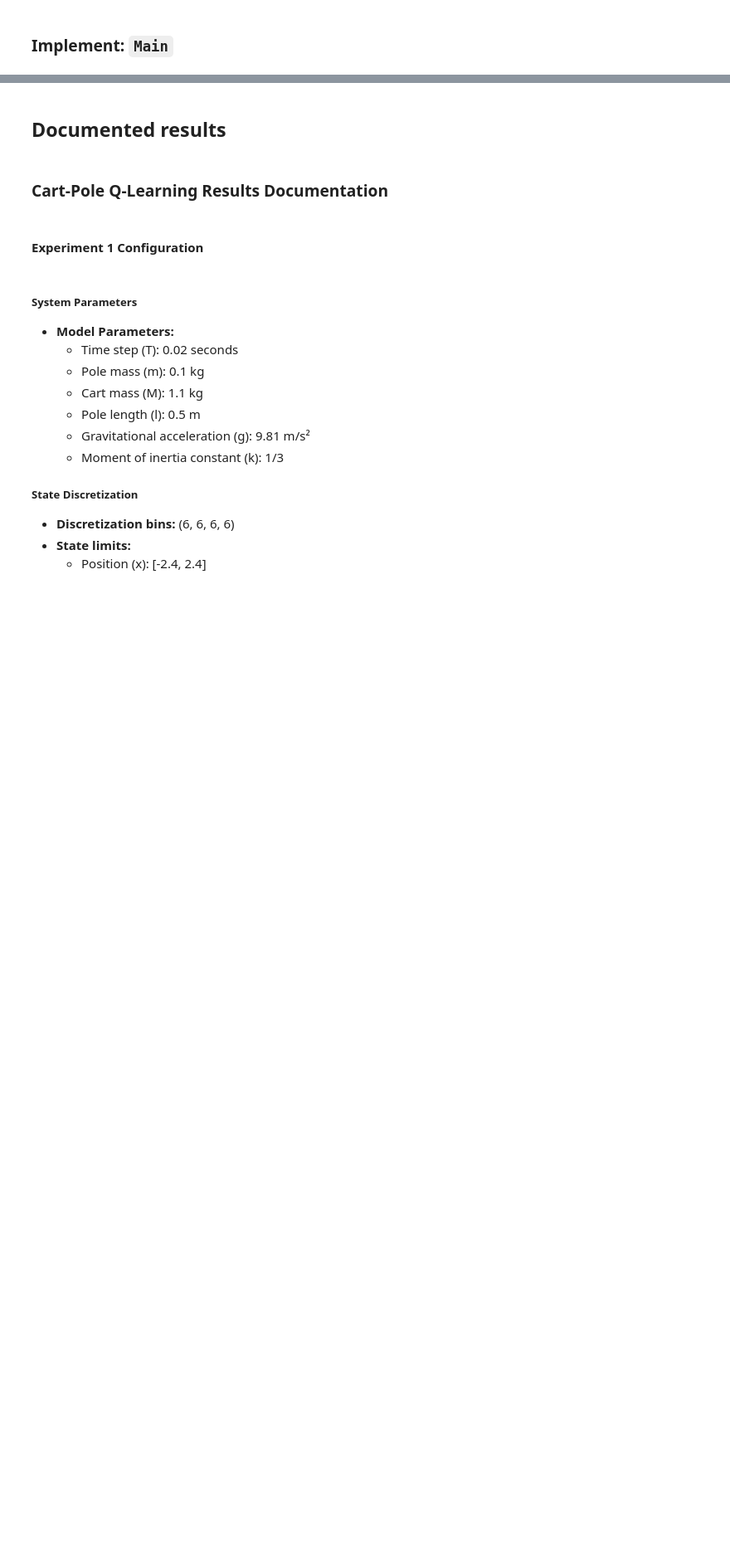
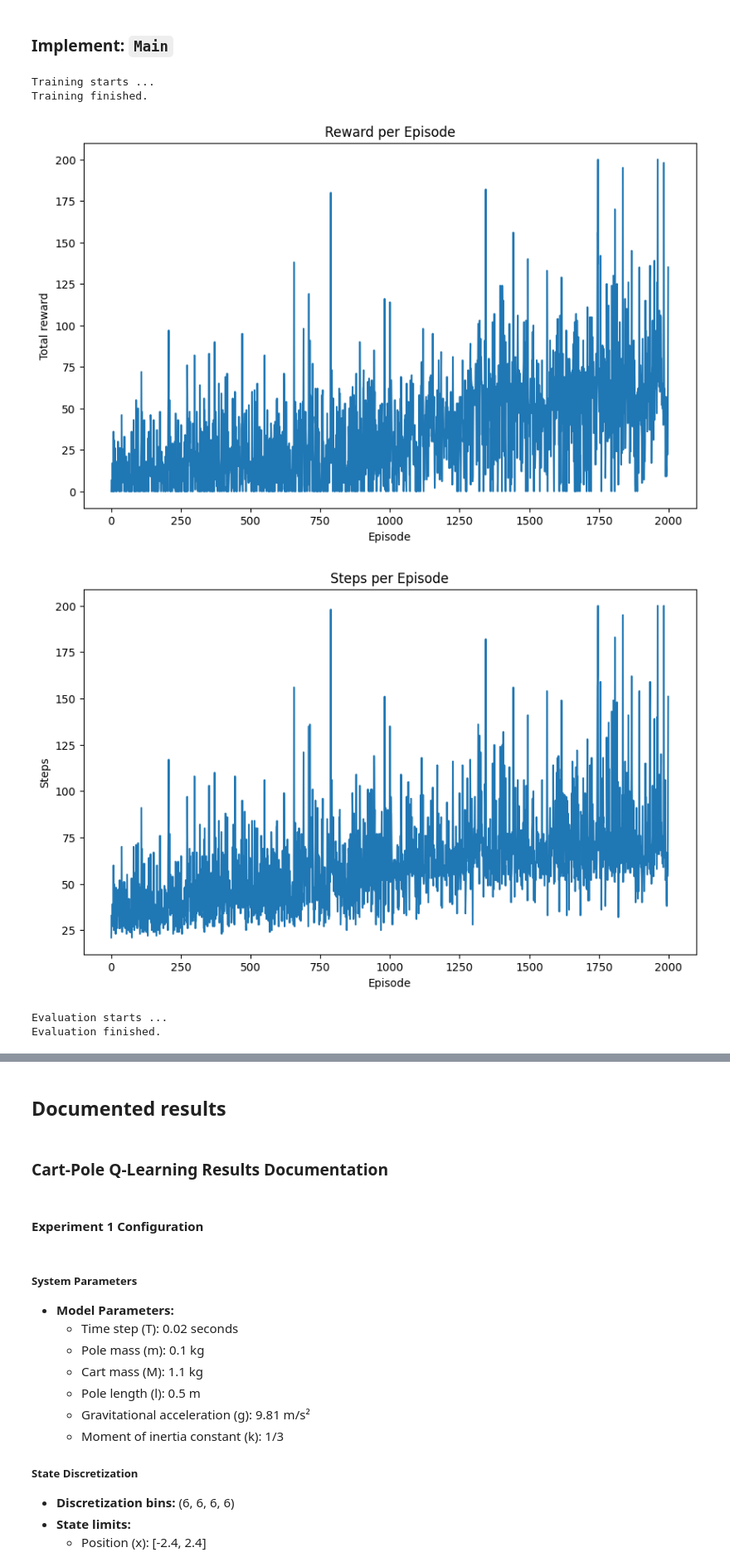
Before and after one commit to sav0sav1c5/reinforcement-learning, a Jupyter notebook: src/FinalProject/CartPole-Project.ipynb, the cells around one changed output, grey strips where cells are left out. Shown: that part at 83% size. Cells and saved outputs as stored; diff of their text form; code cells hidden in the pictures; blank space fills up the shorter version.

Commit message:
feat: Create, train and evaluate 2 different agents: two actions agent and multi (five) action agent.

```diff
--- a/src/FinalProject/CartPole-Project.ipynb
+++ b/src/FinalProject/CartPole-Project.ipynb
@@ -781,12 +781,7 @@ EPSILON_DECAY = 0.999
 # %% [markdown]
 #### **Agent 1:** Two Actions
 # %%
-def agent_one(environment, agent):
-    # Initialize model component
-    model = CartPoleModel(T = 0.02)
-
-    # Initialize state discretizer component
-    state_discretizer = CartPoleStateDiscretizer(bins = (6, 6, 6, 6))
+def agent_one(model, state_discretizer):
 
     # Initialize action space component
     action_space = ActionSpace(actions_type = 'binary', max_force = FORCE_MAX)
@@ -808,26 +803,30 @@ def agent_one(environment, agent):
                             alpha = ALPHA)
 
     # Train Q-Learning Agent
-    print("Training of Q-Learning Agent started ...")
+    print("Training starts ...")
+
     training_rewards, training_steps= train_agent(environment = environment,
                                                     state_discretizer = state_discretizer,
                                                     agent = agent,
                                                     episodes_number=EPISODES_MAX,
                                                     max_steps=STEPS_MAX)
 
-    print("Training of Q-Learning Agent finished.")
+    print("Training finished.")
 
-    plot_results(training_rewards, training_steps)
+    plot_results(total_rewards = training_rewards,
+                 total_steps = training_steps)
 
-    print("Evaluation of trained Q-Learning Agent performances started ...")
-    evaluation_reward, evaluation_steps, successfull = evaluate_agent(environment = environment,
+    print("Evaluation starts ...")
+
+    evaluation_reward, evaluation_steps, successfull_num = evaluate_agent(environment = environment,
                                                             state_discretizer = state_discretizer,
                                                             agent = agent,
                                                             episodes_number = EPISODES_MAX,
                                                             max_steps = STEPS_MAX)
 
-    print("Evaluation of trained Q-Learning Agent performances finished.")
+    print("Evaluation finished.")
 
-    plot_results(evaluation_reward, evaluation_steps)
+    plot_results(total_rewards = evaluation_reward,
+                 total_steps = evaluation_steps)
 
-    print(f"Successfull episodes: {successfull}")
+    print(f"\nSuccessfull episodes number: {successfull_num}")
@@ -835,0 +888,9 @@ def agent_one(environment, agent):
+# %%
+agent_one(model = model, state_discretizer = state_discretizer)
+# %% [output]
+Training starts ...
+Training finished.
+[figure, added]
+[figure, added]
+Evaluation starts ...
+Evaluation finished.
```
Also changed, not shown: parts of 6 cells of this notebook.
